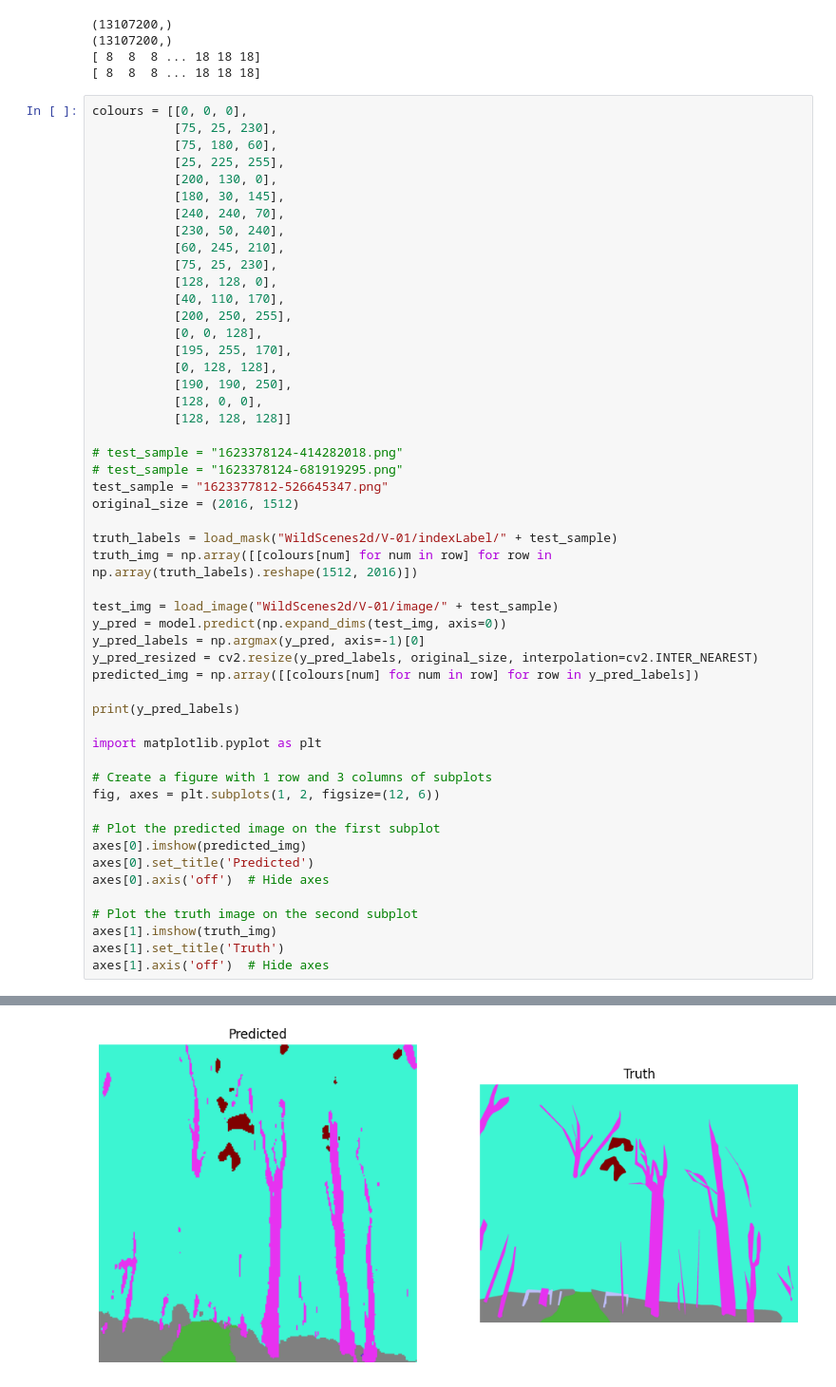
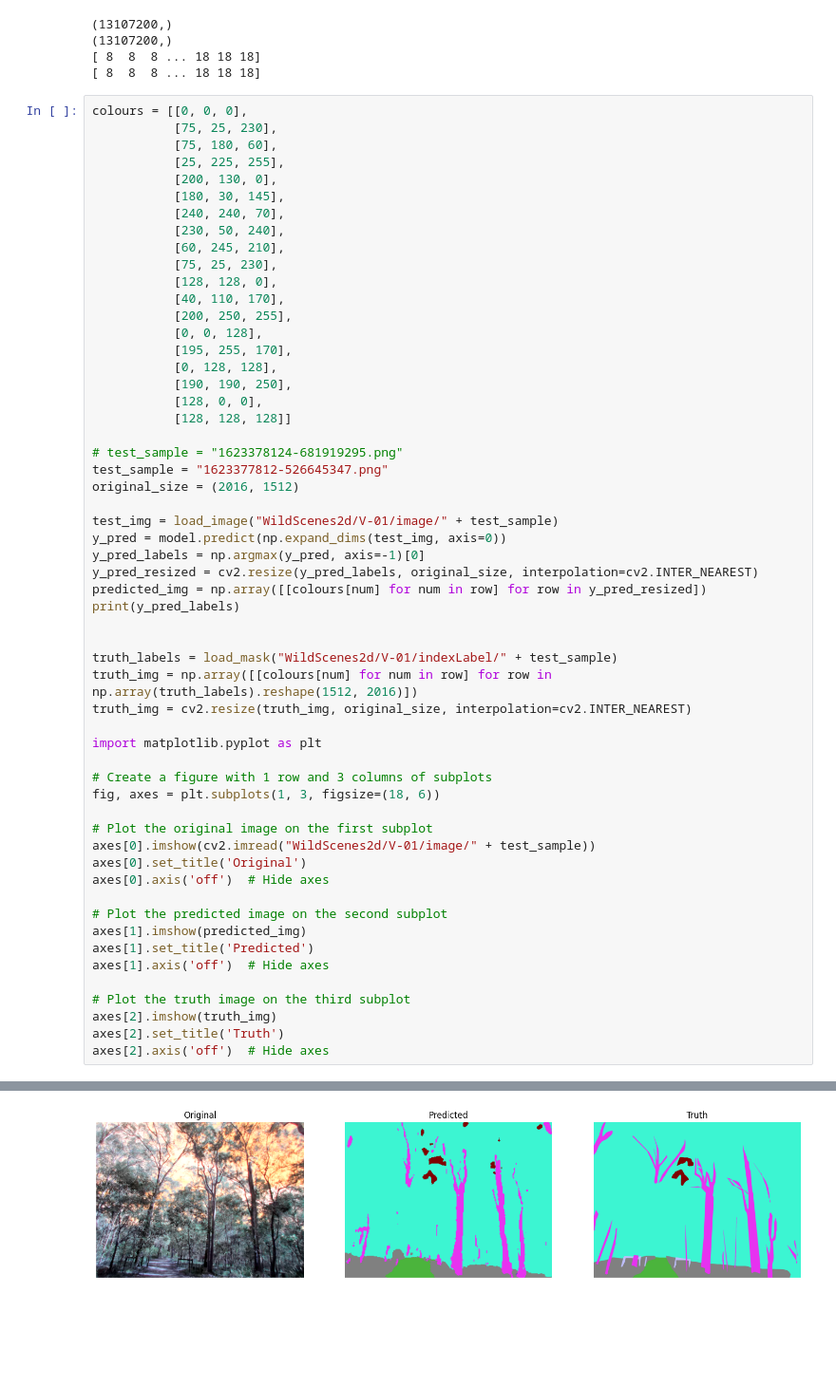
Before and after one commit to AdamChen2003/Semantic-Image-Segmentation-Techniques, a Jupyter notebook: unet_final.ipynb, the cells around one changed output, grey strips where cells are left out. Shown: that part at 95% size. Drawn from its saved outputs; the diff is of its cells as text; blank space fills up the shorter version.

```diff
--- a/unet_final.ipynb
+++ b/unet_final.ipynb
@@ -428,34 +428,39 @@ colours = [[0, 0, 0],
            [128, 0, 0],
            [128, 128, 128]]
 
-# test_sample = "1623378124-414282018.png"
 # test_sample = "1623378124-681919295.png"
 test_sample = "1623377812-526645347.png"
 original_size = (2016, 1512)
-
-truth_labels = load_mask("WildScenes2d/V-01/indexLabel/" + test_sample)
-truth_img = np.array([[colours[num] for num in row] for row in np.array(truth_labels).reshape(1512, 2016)])
 
 test_img = load_image("WildScenes2d/V-01/image/" + test_sample)
 y_pred = model.predict(np.expand_dims(test_img, axis=0))
 y_pred_labels = np.argmax(y_pred, axis=-1)[0]
 y_pred_resized = cv2.resize(y_pred_labels, original_size, interpolation=cv2.INTER_NEAREST)
-predicted_img = np.array([[colours[num] for num in row] for row in y_pred_labels])
+predicted_img = np.array([[colours[num] for num in row] for row in y_pred_resized])
+print(y_pred_labels)
 
-print(y_pred_labels)
+
+truth_labels = load_mask("WildScenes2d/V-01/indexLabel/" + test_sample)
+truth_img = np.array([[colours[num] for num in row] for row in np.array(truth_labels).reshape(1512, 2016)])
+truth_img = cv2.resize(truth_img, original_size, interpolation=cv2.INTER_NEAREST)
 
 import matplotlib.pyplot as plt
 
 # Create a figure with 1 row and 3 columns of subplots
-fig, axes = plt.subplots(1, 2, figsize=(12, 6))
+fig, axes = plt.subplots(1, 3, figsize=(18, 6))
 
-# Plot the predicted image on the first subplot
-axes[0].imshow(predicted_img)
-axes[0].set_title('Predicted')
+# Plot the original image on the first subplot
+axes[0].imshow(cv2.imread("WildScenes2d/V-01/image/" + test_sample))
+axes[0].set_title('Original')
 axes[0].axis('off')  # Hide axes
 
-# Plot the truth image on the second subplot
-axes[1].imshow(truth_img)
-axes[1].set_title('Truth')
+# Plot the predicted image on the second subplot
+axes[1].imshow(predicted_img)
+axes[1].set_title('Predicted')
 axes[1].axis('off')  # Hide axes
+
+# Plot the truth image on the third subplot
+axes[2].imshow(truth_img)
+axes[2].set_title('Truth')
+axes[2].axis('off')  # Hide axes
 # %% [output]
@@ -463,9 +468,9 @@ axes[1].axis('off')  # Hide axes
 [[ 8  8  8 ...  8  8  8]
  [ 8  8  8 ...  8  8  8]
  [ 8  8  8 ...  8  8  8]
  ...
  [18 18 18 ...  8  8  8]
  [18 18 18 ...  8  8 18]
  [18 18 18 ... 18 18  8]]
 (-0.5, 2015.5, 1511.5, -0.5)
-[figure, old version]
+[figure, new version]
```
Also changed, not shown: parts of 1 cell of this notebook, 1 other file.
